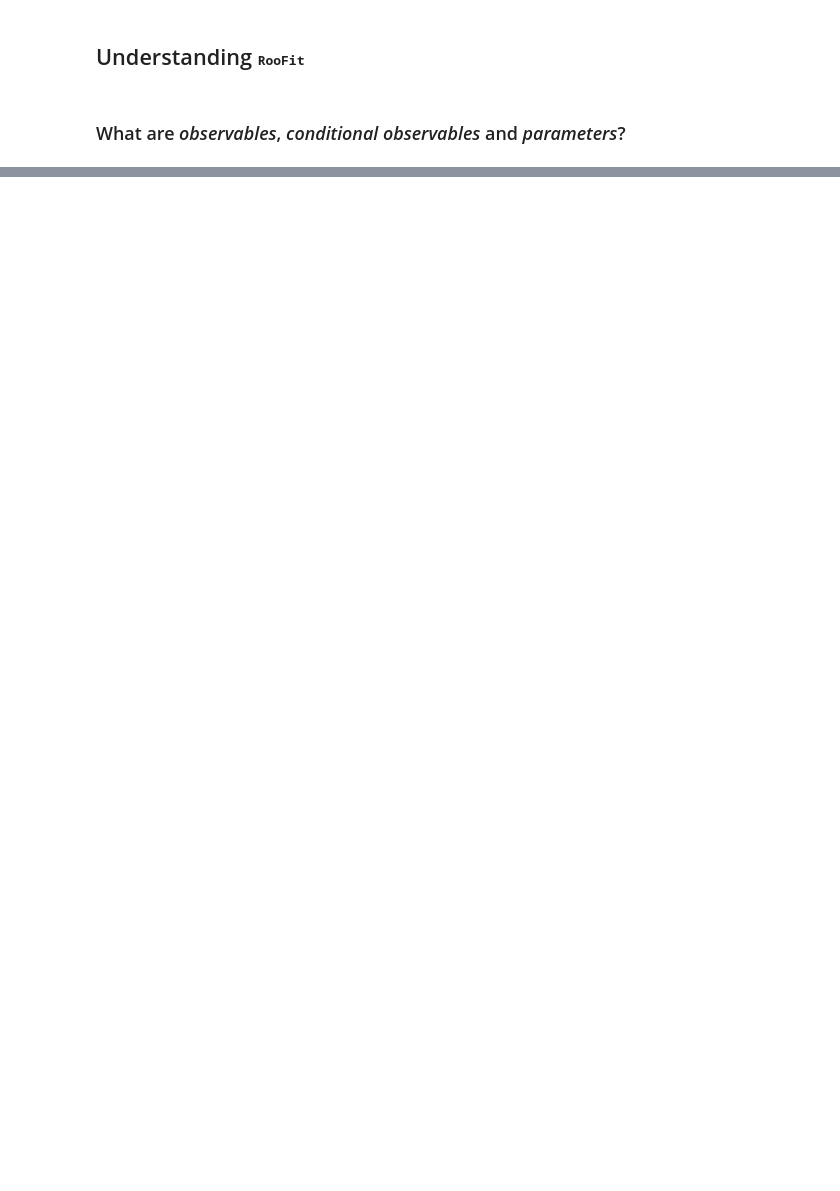
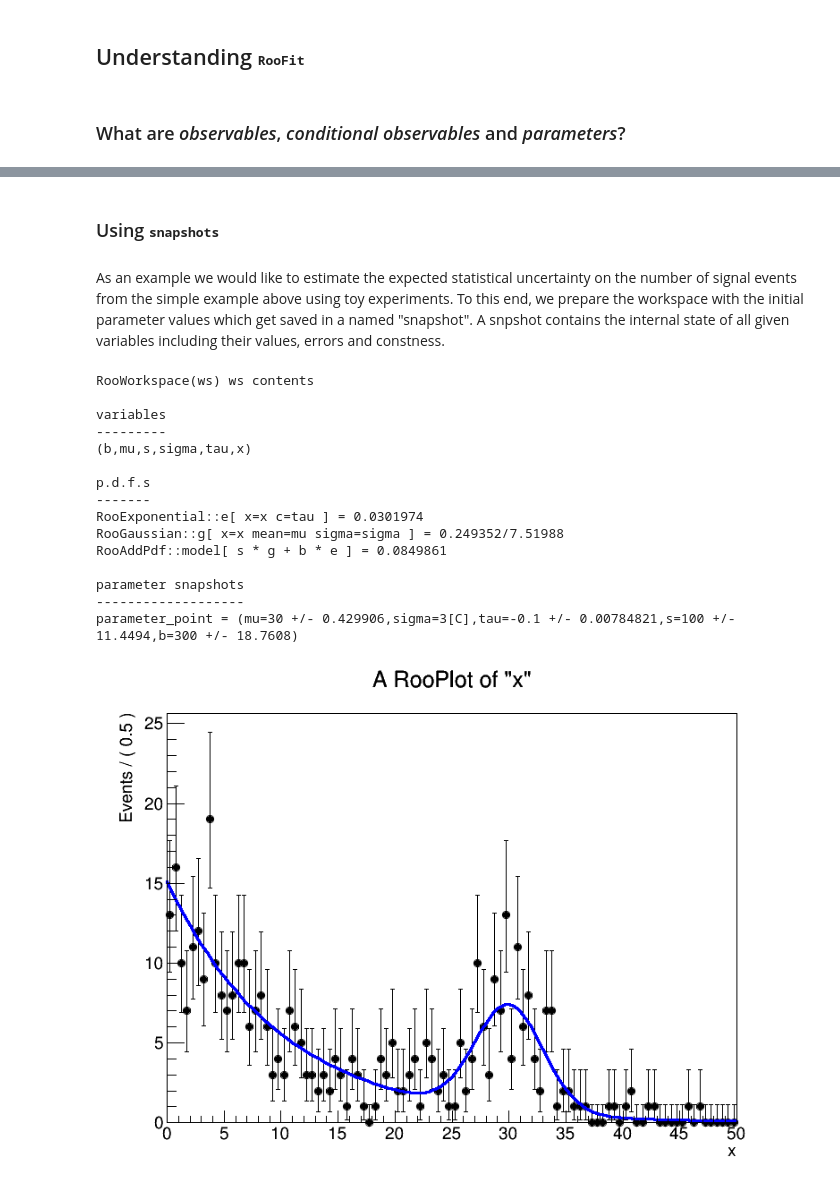
Before and after one commit to cgumpert/roofit, a Jupyter notebook: RooFit.ipynb, the cells around one changed output, grey strips where cells are left out. Saved outputs shown, nothing was run; the diff lists cells and outputs as text; code cells hidden in the pictures; blank space fills up the shorter version.

```diff
--- a/RooFit.ipynb
+++ b/RooFit.ipynb
@@ -144,0 +284,39 @@ Image(filename='Graph.png')
+# %% [markdown]
+### Using <tt>snapshots</tt>
+# %% [markdown]
+As an example we would like to estimate the expected statistical uncertainty on the number of signal events from the simple example above using toy experiments. To this end, we prepare the workspace with the initial parameter values which get saved in a named "snapshot". A snpshot contains the internal state of all given variables including their values, errors and constness.
+# %%
+# setup our model/restore parameter values
+ws.var("s").setVal(100)
+ws.var("b").setVal(300)
+ws.var("mu").setVal(30)
+ws.var("tau").setVal(-0.1)
+# save a snapshot
+ws.saveSnapshot("parameter_point","s,b,mu,tau,sigma")
+# the snapshot is now saved in the workspace
+%rp ws.Print("v")
+
+# show the example pdf
+d = pdf.generate(ROOT.RooArgSet(ws.var("x")))
+frame = frame.emptyClone("new frame")
+d.plotOn(frame)
+pdf.plotOn(frame)
+frame.Draw()
+c1
+# %% [output]
+RooWorkspace(ws) ws contents
+
+variables
+---------
+(b,mu,s,sigma,tau,x)
+
+p.d.f.s
+-------
+RooExponential::e[ x=x c=tau ] = 0.0301974
+RooGaussian::g[ x=x mean=mu sigma=sigma ] = 0.249352/7.51988
+RooAddPdf::model[ s * g + b * e ] = 0.0849861
+
+parameter snapshots
+-------------------
+parameter_point = (mu=30 +/- 0.429906,sigma=3[C],tau=-0.1 +/- 0.00784821,s=100 +/- 11.4494,b=300 +/- 18.7608)
+[figure, added]
```
Also changed, not shown: parts of 46 cells of this notebook.
